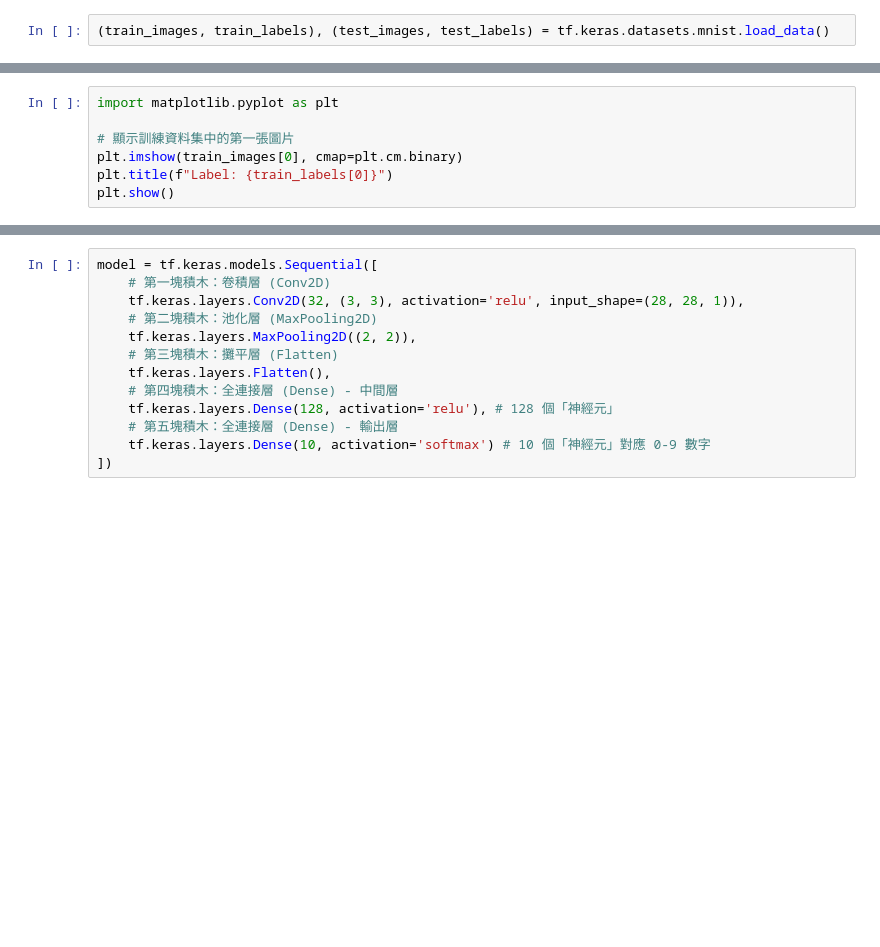
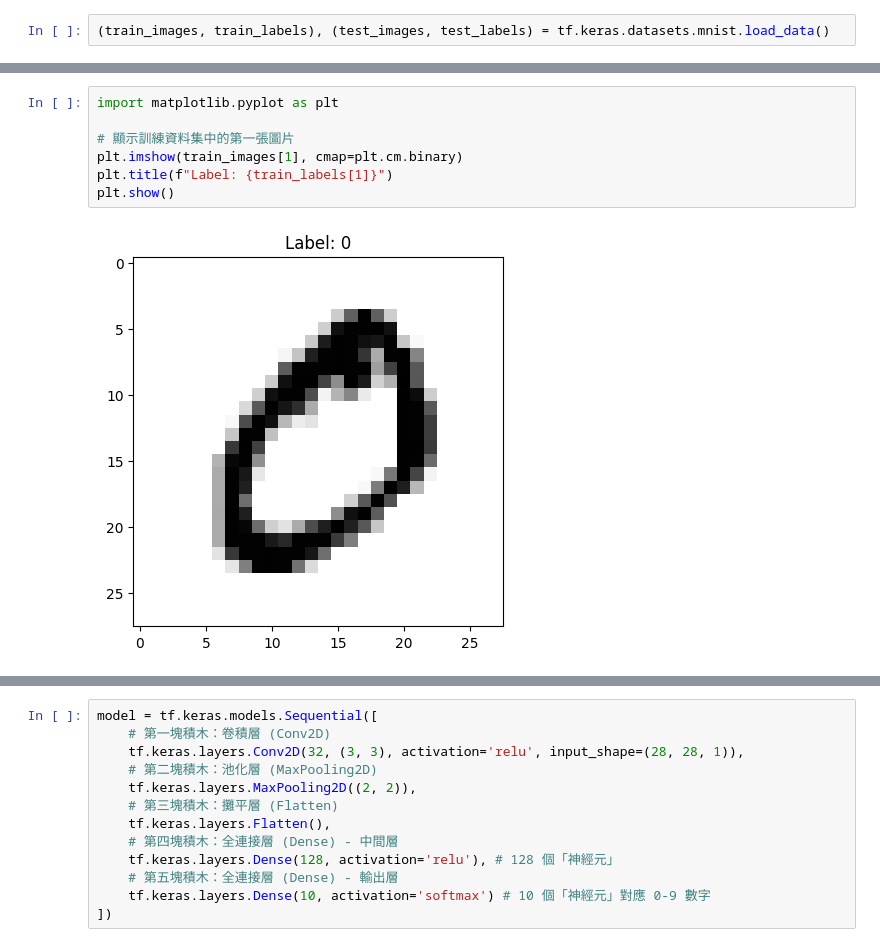
Before and after one commit to chris20834/AI-Summer-Camp, a Jupyter notebook: CNN_ImgaeClassification.ipynb, the cells around one changed output, grey strips where cells are left out. Saved outputs shown, nothing was run; the diff lists cells and outputs as text; blank space fills up the shorter version.

```diff
--- a/CNN_ImgaeClassification.ipynb
+++ b/CNN_ImgaeClassification.ipynb
@@ -17,10 +34,12 @@ print("\n第一張訓練圖片的標籤:", train_labels[0])
 # %%
 import matplotlib.pyplot as plt
 
 # 顯示訓練資料集中的第一張圖片
-plt.imshow(train_images[0], cmap=plt.cm.binary)
-plt.title(f"Label: {train_labels[0]}")
+plt.imshow(train_images[1], cmap=plt.cm.binary)
+plt.title(f"Label: {train_labels[1]}")
 plt.show()
+# %% [output]
+[figure, added]
 # %%
 # 將圖片的像素值從 0-255 縮放到 0-1 之間
 # 這就像把圖片的亮度統一調整到一個小範圍
```
Also changed, not shown: parts of 10 cells of this notebook.
